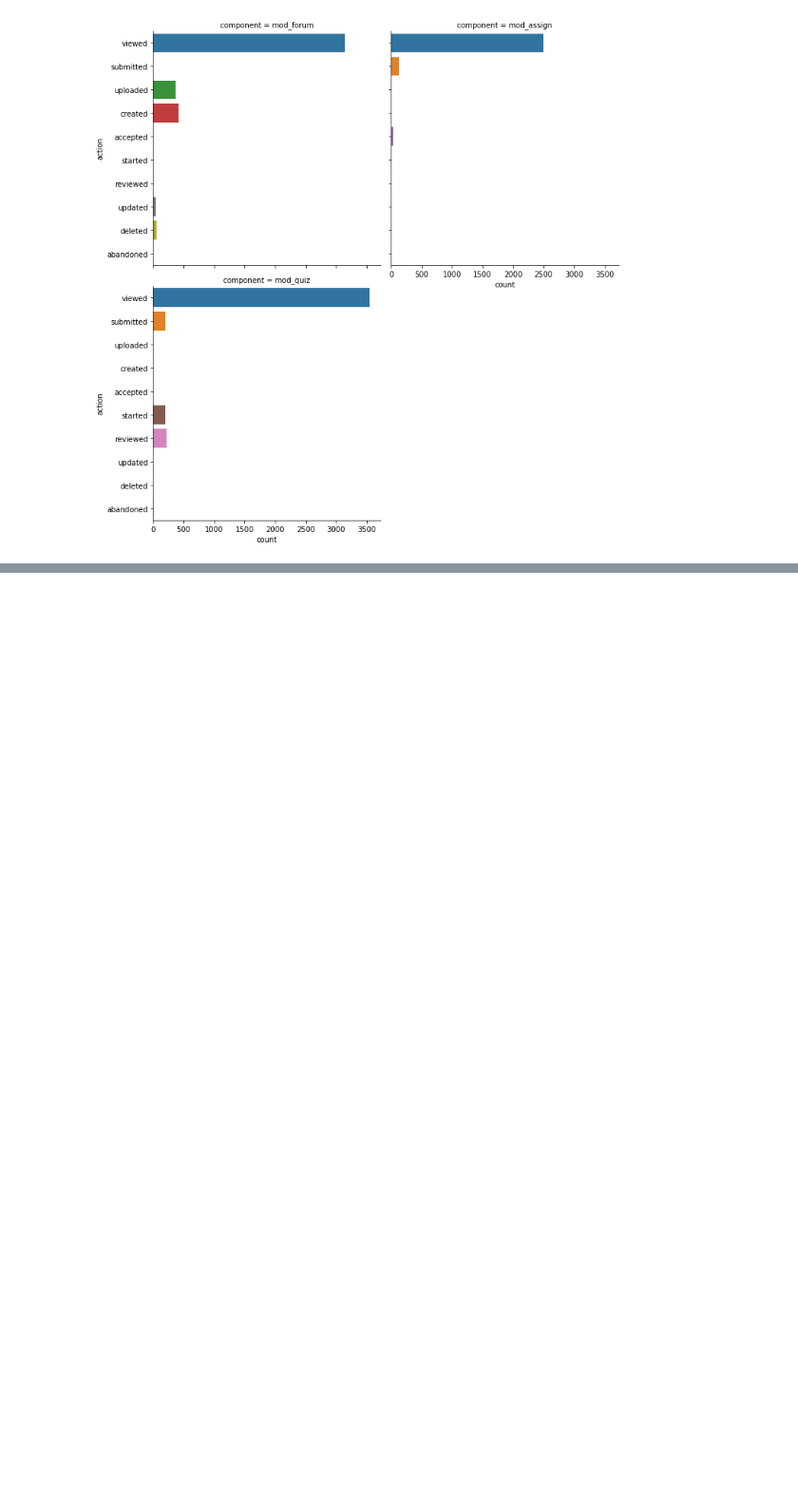
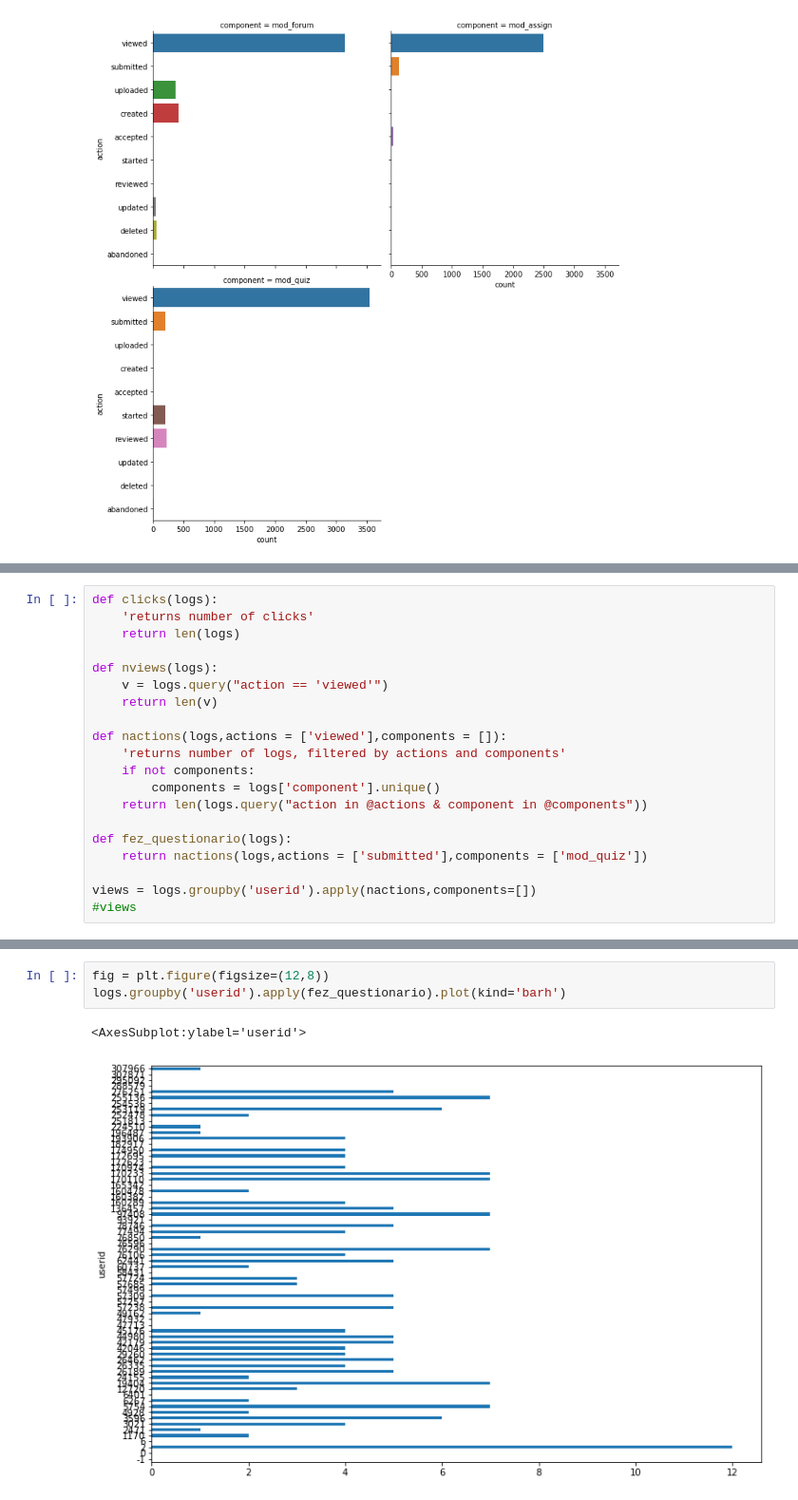
Before and after one commit to atp/edisc-analytics, a Jupyter notebook: Indicadores de Engajamento.ipynb, the cells around one changed output, grey strips where cells are left out. Shown: that part at 95% size. Drawn from its saved outputs; the diff is of its cells as text; blank space fills up the shorter version.

```diff
--- a/Indicadores de Engajamento.ipynb
+++ b/Indicadores de Engajamento.ipynb
@@ -128,0 +183,20 @@ sns.catplot(data=filtered.query("component in ['mod_forum','mod_quiz','mod_assig
+# %%
+def clicks(logs):
+    'returns number of clicks'
+    return len(logs)
+
+def nviews(logs):
+    v = logs.query("action == 'viewed'")
+    return len(v)
+
+def nactions(logs,actions = ['viewed'],components = []):
+    'returns number of logs, filtered by actions and components'
+    if not components:
+        components = logs['component'].unique()
+    return len(logs.query("action in @actions & component in @components"))
+
+def fez_questionario(logs):
+    return nactions(logs,actions = ['submitted'],components = ['mod_quiz'])
+
+views = logs.groupby('userid').apply(nactions,components=[])
+#views
@@ -128,0 +225,6 @@ sns.catplot(data=filtered.query("component in ['mod_forum','mod_quiz','mod_assig
+# %%
+fig = plt.figure(figsize=(12,8))
+logs.groupby('userid').apply(fez_questionario).plot(kind='barh')
+# %% [output]
+<AxesSubplot:ylabel='userid'>
+[figure, added]
```
Also changed, not shown: parts of 12 cells of this notebook.
